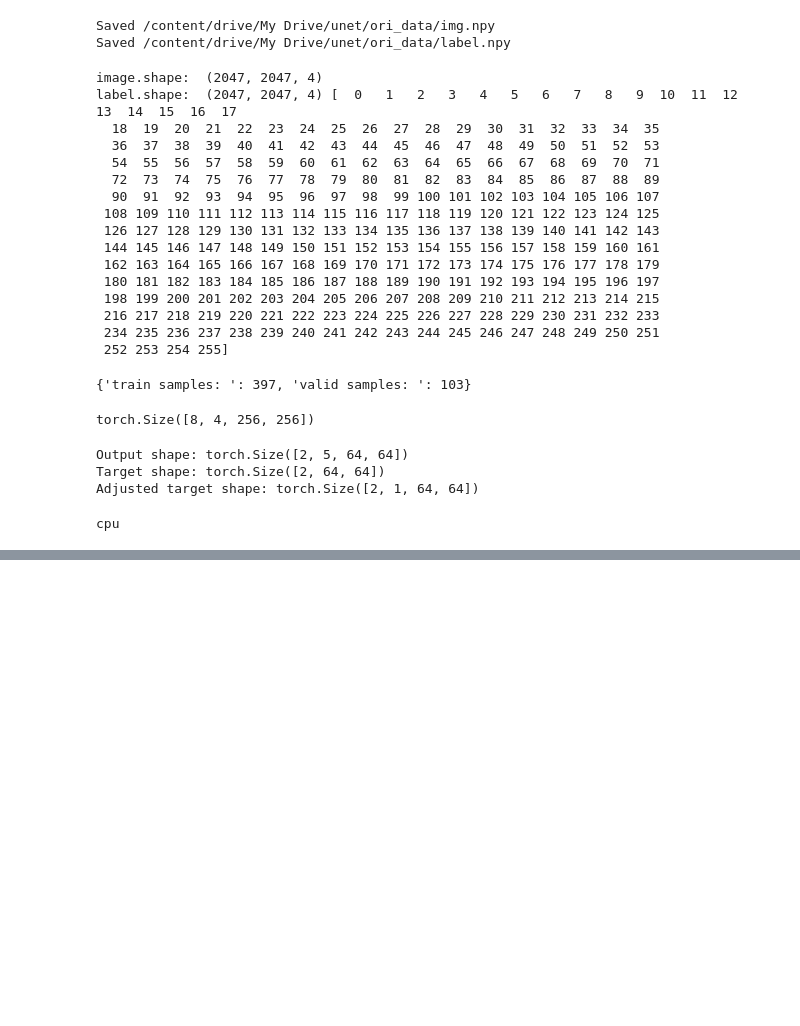
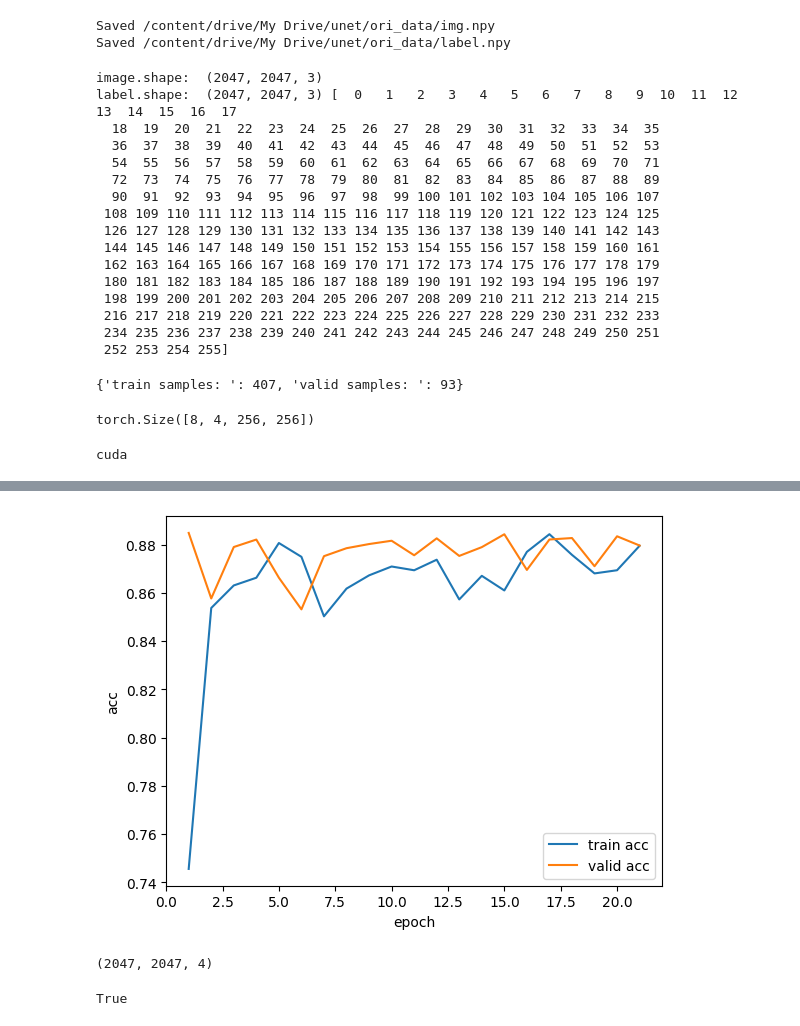
Before and after one commit to Jshajbc/1122, a Jupyter notebook: Unet.ipynb, the cells around one changed output, grey strips where cells are left out. Drawn from its saved outputs; the diff is of its cells as text; code cells hidden in the pictures; blank space fills up the shorter version.

```diff
--- a/Unet.ipynb
+++ b/Unet.ipynb
@@ -58,15 +57,29 @@ for filename in os.listdir(dataset_path):
 Saved /content/drive/My Drive/unet/ori_data/img.npy
 Saved /content/drive/My Drive/unet/ori_data/label.npy
 # %%
-
+import numpy as np
+import os
 import tqdm
 
 def load_image(input_path, target_path):
     image = np.load(input_path)
+    # 如果图像有4个通道，则只保留前3个通道
+    if len(image.shape) == 3 and image.shape[2] > 3:
+        image = image[..., :3]
     print('image.shape: ', image.shape)
+
+   # 加载标签数据，并确保它是单通道的
     label = np.load(target_path)
+    if len(label.shape) == 3 and label.shape[2] > 3:
+        # 如果标签数据有4个通道，则只保留前3个通道
+        label = label[..., :3]
     print('label.shape: ', label.shape, np.unique(label))
+
     return image, label
+
+
+
+
 
 input_dir = './ori_data/img.npy'
 target_dir = './ori_data/label.npy'
@@ -106,8 +119,8 @@ for i in tqdm.tqdm(range(sub_sampling_num)):
 
 print(train_valid_count)
 # %% [output]
-image.shape:  (2047, 2047, 4)
-label.shape:  (2047, 2047, 4) [  0   1   2   3   4   5   6   7   8   9  10  11  12  13  14  15  16  17
+image.shape:  (2047, 2047, 3)
+label.shape:  (2047, 2047, 3) [  0   1   2   3   4   5   6   7   8   9  10  11  12  13  14  15  16  17
   18  19  20  21  22  23  24  25  26  27  28  29  30  31  32  33  34  35
   36  37  38  39  40  41  42  43  44  45  46  47  48  49  50  51  52  53
   54  55  56  57  58  59  60  61  62  63  64  65  66  67  68  69  70  71
@@ -122,7 +135,7 @@ label.shape:  (2047, 2047, 4) [  0   1   2   3   4   5   6   7   8   9  10  11
  216 217 218 219 220 221 222 223 224 225 226 227 228 229 230 231 232 233
  234 235 236 237 238 239 240 241 242 243 244 245 246 247 248 249 250 251
  252 253 254 255]
-{'train samples: ': 397, 'valid samples: ': 103}
+{'train samples: ': 407, 'valid samples: ': 93}
 # %%
 class LandUseDataset(Dataset):
     def __init__(self, imgs_dir, masks_dir):
@@ -148,6 +161,9 @@ class LandUseDataset(Dataset):
         img = self.preprocess(img)
         img = img / 255
 
+        # 假设 mask 是 one-hot 编码，转换为类别索引
+        mask = np.argmax(mask, axis=-1)
+
         img = torch.from_numpy(img.copy())
         mask = torch.from_numpy(mask.copy())
 
@@ -399,23 +415,3 @@ def train_net(net = UNet, device = torch.device('cuda'),
     plt.ylabel('acc')
     plt.legend()
     plt.show()
-# %%
-import torch
-
-# 假设 output 是模型的输出张量，target 是目标张量
-output = torch.randn(2, 5, 64, 64)  # 假设输出为(batch_size=2, num_classes=5, height=64, width=64)
-target = torch.randint(0, 5, (2, 64, 64))  # 假设目标为(batch_size=2, height=64, width=64)
-
-# 检查输出和目标的形状
-print("Output shape:", output.shape)
-print("Target shape:", target.shape)
-
-# 调整目标张量的维度以匹配输出的维度
-target = target.unsqueeze(1)  # 在第二个维度（索引为1）上增加一个维度
-print("Adjusted target shape:", target.shape)
-
-# 现在，output 和 target 的形状应该是一致的，可以进行交叉熵计算
-# %% [output]
-Output shape: torch.Size([2, 5, 64, 64])
-Target shape: torch.Size([2, 64, 64])
-Adjusted target shape: torch.Size([2, 1, 64, 64])
@@ -444,10 +419,10 @@ for filename in os.listdir(input_folder):
 device = torch.device('cuda' if torch.cuda.is_available() else 'cpu')
 print(device)
 
-net = UNet(n_channels= 3, n_classes=5)
+net = UNet(n_channels= 3, n_classes=4)
 net.to(device)
 
 args = get_unet_args()
 train_net(net=net,epochs=args.epochs,batch_size=args.batchsize,lr=args.lr,device=device,save_cp= True)
 # %% [output]
-cpu
+cuda
@@ -455 +459,2 @@ RuntimeError: Given groups=1, weight of size [64, 3, 3, 3], expected input[4, 4,
+[figure, added]
 # %%
@@ -500,7 +504,7 @@ def get_subsample_centroids(img, img_size=256):
 
 dir_checkpoint = dataset_path + "ckpts/"
 model_name = 'CP_epoch20.pth'
-file_name = dataset_path + 'ori_data/img.npy'
+file_name = dataset_path + 'img.npy'
 save_dir = dataset_path + 'dst/'
 os.makedirs(save_dir, exist_ok=True)
 
@@ -516,6 +520,18 @@ print(img.shape)
 
 subsample_size = 256
 x_y_list = get_subsample_centroids(img, img_size=subsample_size)
+
+import cv2
+
+if img.shape[2] == 4:
+    img = img[:, :, :3]
+
+# 如果图像是单通道灰度图，将其转换为RGB格式
+if img.shape[2] == 1:
+    img = cv2.cvtColor(img, cv2.COLOR_GRAY2RGB)
+
+# 确认图像通道数为3
+assert img.shape[2] == 3, "输入图像通道数不正确"
 
 sub_imgs = []
 for x,y in x_y_list:
@@ -541,3 +557,6 @@ for i, (x, y) in enumerate(x_y_list):
 
 predict_image = color_annotation(msk).astype(np.uint8)
 cv2.imwrite(out_path, predict_image)
+# %% [output]
+(2047, 2047, 4)
+True
```
Also changed, not shown: parts of 9 cells of this notebook.
